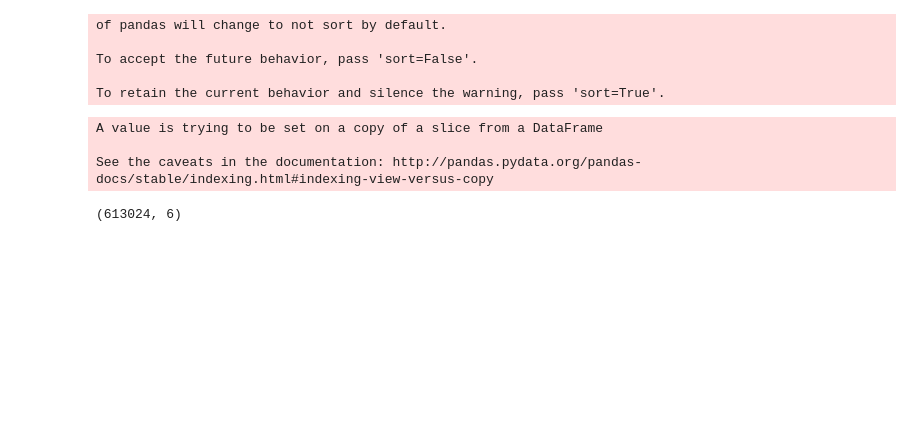
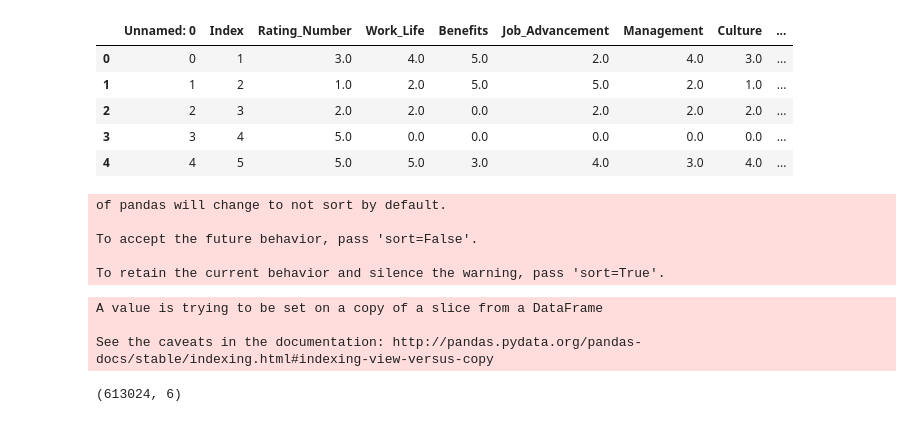
Before and after one commit to bishalsainju/Job-Satisfaction, a Jupyter notebook: analysis/regression/lr1.ipynb, the cells around one changed output. Saved outputs shown, nothing was run; the diff lists cells and outputs as text; code cells hidden in the pictures; blank space fills up the shorter version.

```diff
--- a/analysis/regression/lr1.ipynb
+++ b/analysis/regression/lr1.ipynb
@@ -24,6 +24,17 @@ img_flag = False
 
 if not os.path.exists(img_path):
     os.makedirs(img_path)
+# %%
+data_path = '~/Desktop/workspace/indeed/Job-Satisfaction/data/companies/5_Amazon/Amazon.csv'
+df = pd.read_csv(data_path)
+df.head()
+# %% [output]
+|  | Unnamed: 0 | Index | Rating_Number | Work_Life | Benefits | Job_Advancement | Management | Culture | ... |
+| 0 | 0 | 1 | 3.0 | 4.0 | 5.0 | 2.0 | 4.0 | 3.0 | ... |
+| 1 | 1 | 2 | 1.0 | 2.0 | 5.0 | 5.0 | 2.0 | 1.0 | ... |
+| 2 | 2 | 3 | 2.0 | 2.0 | 0.0 | 2.0 | 2.0 | 2.0 | ... |
+| 3 | 3 | 4 | 5.0 | 0.0 | 0.0 | 0.0 | 0.0 | 0.0 | ... |
+| 4 | 4 | 5 | 5.0 | 5.0 | 3.0 | 4.0 | 3.0 | 4.0 | ... |
 # %%
 def merge_data(company_list=[5]):
     df_ = pd.DataFrame()
```
Also changed, not shown: 11 other files.
